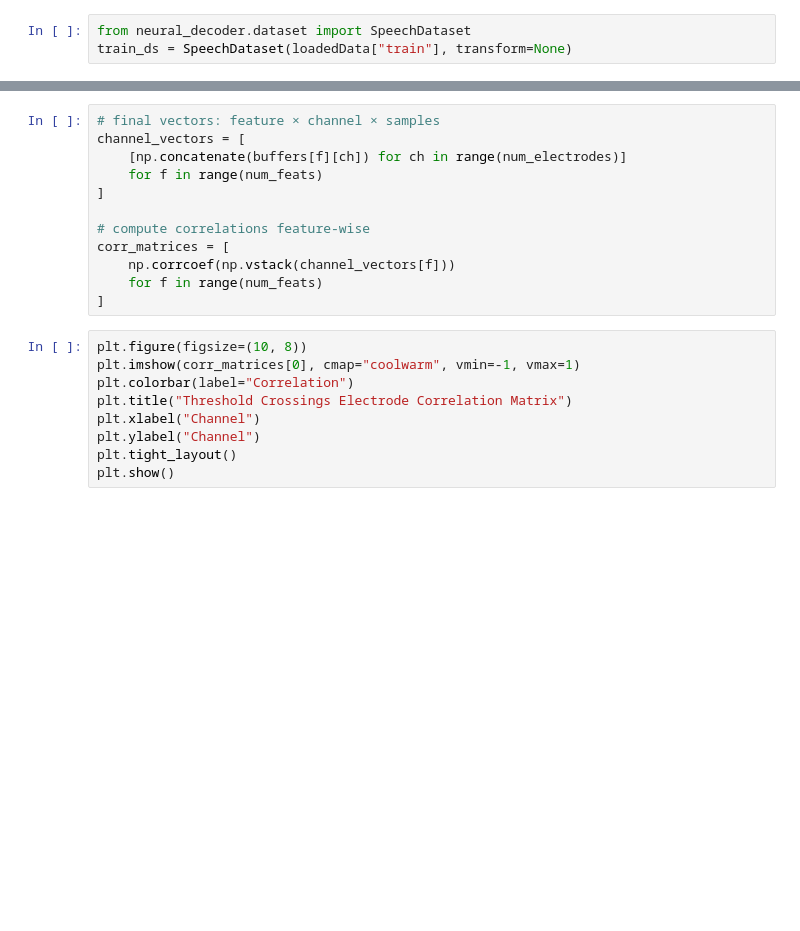
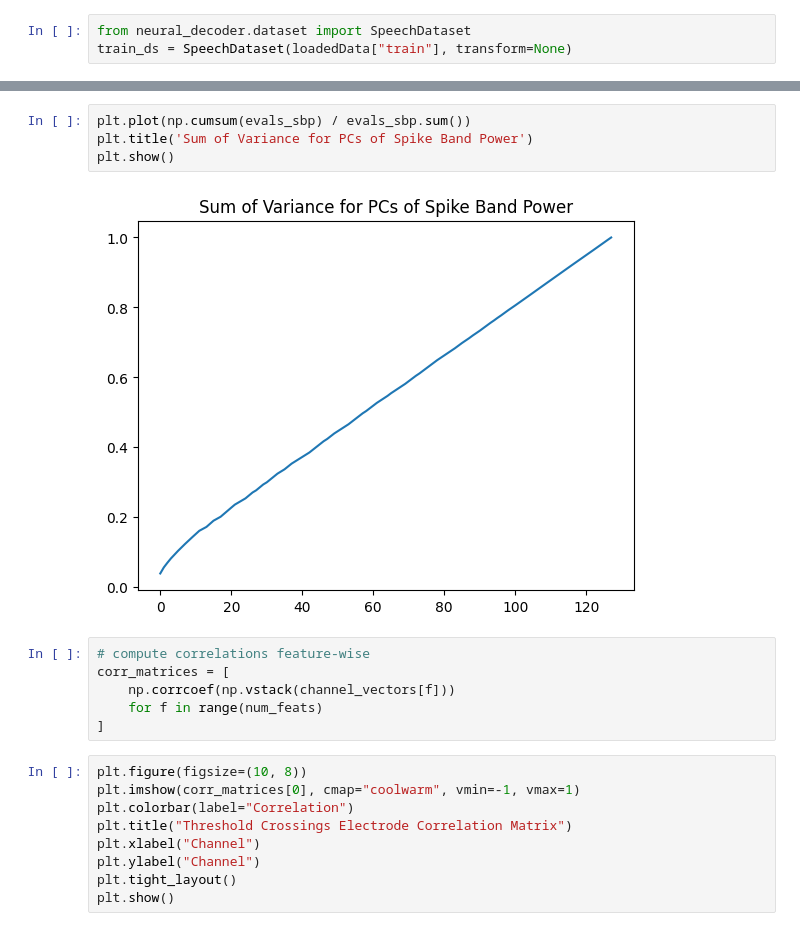
Before and after one commit to davidOplatka/ECE-C143-Project, a Jupyter notebook: notebooks/electrodeCorrelation.ipynb, the cells around one changed output, grey strips where cells are left out. Saved outputs shown, nothing was run; the diff lists cells and outputs as text; blank space fills up the shorter version.

```diff
--- a/notebooks/electrodeCorrelation.ipynb
+++ b/notebooks/electrodeCorrelation.ipynb
@@ -42,10 +76,10 @@ for i in range(num_trials):
+# %%
+plt.plot(np.cumsum(evals_sbp) / evals_sbp.sum())
+plt.title('Sum of Variance for PCs of Spike Band Power')
+plt.show()
+# %% [output]
+[figure, added]
 # %%
-# final vectors: feature × channel × samples
-channel_vectors = [
-    [np.concatenate(buffers[f][ch]) for ch in range(num_electrodes)]
-    for f in range(num_feats)
-]
-
 # compute correlations feature-wise
 corr_matrices = [
     np.corrcoef(np.vstack(channel_vectors[f]))
```
Also changed, not shown: parts of 7 cells of this notebook, 2 other files.
